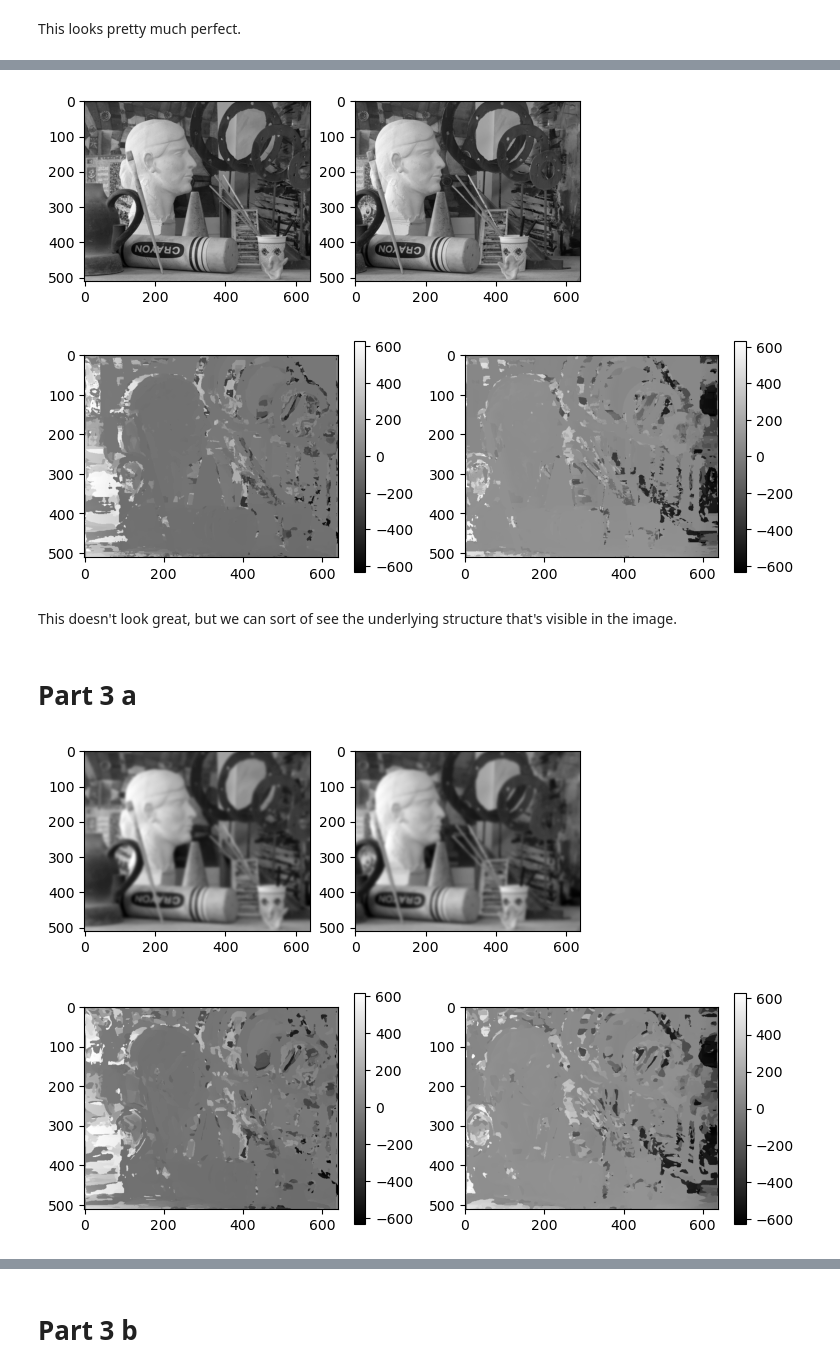
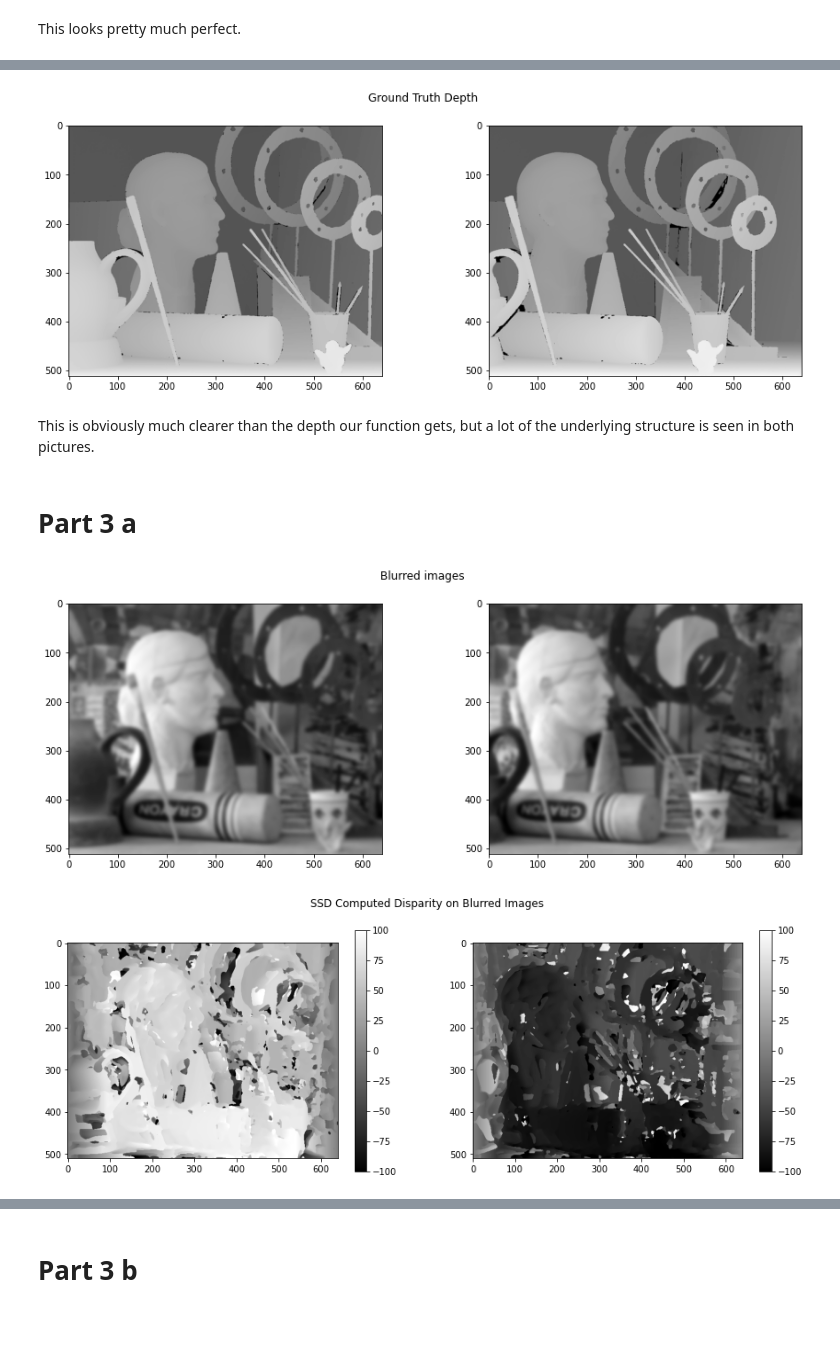
Before and after one commit to hadarsi320/CV_training, a Jupyter notebook: computer_vision/course_resources/ps_2/ps2.ipynb, the cells around one changed output, grey strips where cells are left out. Cells and saved outputs as stored; diff of their text form; code cells hidden in the pictures; blank space fills up the shorter version.

```diff
--- a/computer_vision/course_resources/ps_2/ps2.ipynb
+++ b/computer_vision/course_resources/ps_2/ps2.ipynb
@@ -18,9 +18,10 @@ def imsave(image: np.ndarray, path):
 # %% [markdown]
 # Part 1
 # %%
-L = cv2.imread(os.path.join('input', 'pair0-L.png'), 0) * (1.0 / 255.0)  # grayscale, [0, 1]
-R = cv2.imread(os.path.join('input', 'pair0-R.png'), 0) * (1.0 / 255.0)
+L = cv2.imread(os.path.join('input', 'pair0-L.png'), 0) / 255
+R = cv2.imread(os.path.join('input', 'pair0-R.png'), 0) / 255
 
+plt.figure(figsize=(15, 6))
 plt.subplot(121)
 plt.imshow(L)
 plt.subplot(122)
@@ -49,0 +294,10 @@ This looks pretty much perfect.
+# %%
+L = cv2.imread(os.path.join('input', 'pair1-L.png'), 0) / 255
+R = cv2.imread(os.path.join('input', 'pair1-R.png'), 0) / 255
+
+plt.figure(figsize=(15, 6))
+plt.subplot(121)
+plt.imshow(L)
+plt.subplot(122)
+plt.imshow(R)
+plt.show()
@@ -52,11 +342,13 @@ This looks pretty much perfect.
 # %%
-L = cv2.imread(os.path.join('input', 'pair1-L.png'), 0) * (1.0 / 255.0)
-R = cv2.imread(os.path.join('input', 'pair1-R.png'), 0) * (1.0 / 255.0)
+gt_D_L = cv2.imread(os.path.join('input', 'pair1-D_L.png'), 0) / 255
+gt_D_R = cv2.imread(os.path.join('input', 'pair1-D_R.png'), 0) / 255
 
+plt.figure(figsize=(15, 5))
+plt.suptitle('Ground Truth Depth')
 plt.subplot(121)
-plt.imshow(L)
+plt.imshow(gt_D_L)
 plt.subplot(122)
-plt.imshow(R)
+plt.imshow(gt_D_R)
 plt.show()
 # %% [output]
-[figure, old version]
+[figure, new version]
@@ -66,29 +355,17 @@ D_R = disparity_ssd(R, L, w=11)
-# %%
-plt.figure(figsize=(9, 3))
-plt.subplot(121)
-plt.imshow(D_L)
-plt.colorbar()
-plt.subplot(122)
-plt.imshow(D_R)
-plt.colorbar()
-plt.show()
-
-imsave(D_L, 'output/ps2-2-a-1.png')
-imsave(D_R, 'output/ps2-2-a-2.png')
-# %% [output]
-[figure, removed]
-# %% [markdown]
-This doesn't look great, but we can sort of see the underlying structure that's visible in the image.
+# %% [markdown]
+This is obviously much clearer than the depth our function gets, but a lot of the underlying structure is seen in both pictures.
 # %% [markdown]
 # Part 3 a
 # %%
 L_blur = cv2.GaussianBlur(L, (21, 21), 0)
 R_blur = cv2.GaussianBlur(R, (21, 21), 0)
 
+plt.figure(figsize=(15, 5))
+plt.suptitle('Blurred images')
 plt.subplot(121)
 plt.imshow(L_blur)
 plt.subplot(122)
 plt.imshow(R_blur)
 plt.show()
 # %% [output]
-[figure, old version]
+[figure, new version]
@@ -98,14 +372,17 @@ D_R_blur = disparity_ssd(R_blur, L_blur, w=11)
 # %%
-plt.figure(figsize=(9, 3))
+w = 11
+d_max = 100
+D_L_blur = disparity_ssd_shared(L_blur, R_blur, w, d_max)
+D_R_blur = disparity_ssd_shared(R_blur, L_blur, w, d_max)
+
+plt.figure(figsize=(15, 5))
+plt.suptitle('SSD Computed Disparity on Blurred Images')
 plt.subplot(121)
 plt.imshow(D_L_blur)
 plt.colorbar()
 plt.subplot(122)
 plt.imshow(D_R_blur)
 plt.colorbar()
 plt.show()
-
-imsave(D_L_blur, 'output/ps2-3-a-1.png')
-imsave(D_R_blur, 'output/ps2-3-a-2.png')
 # %% [output]
-[figure, old version]
+[figure, new version]
```
Also changed, not shown: parts of 46 cells of this notebook.
